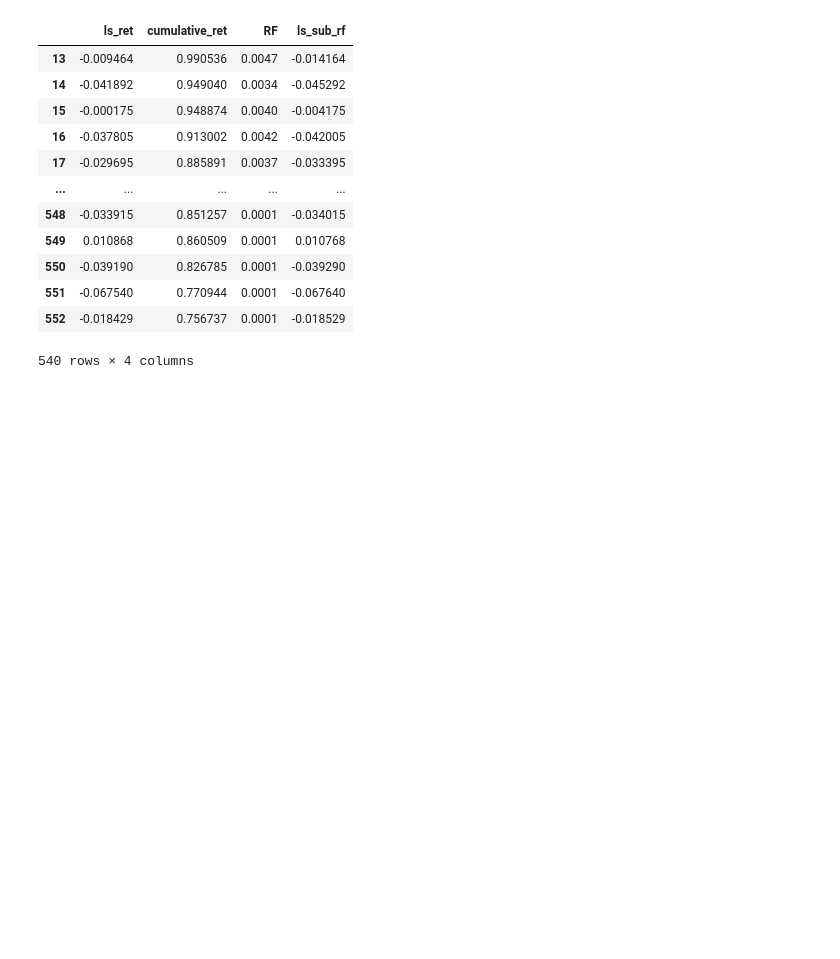
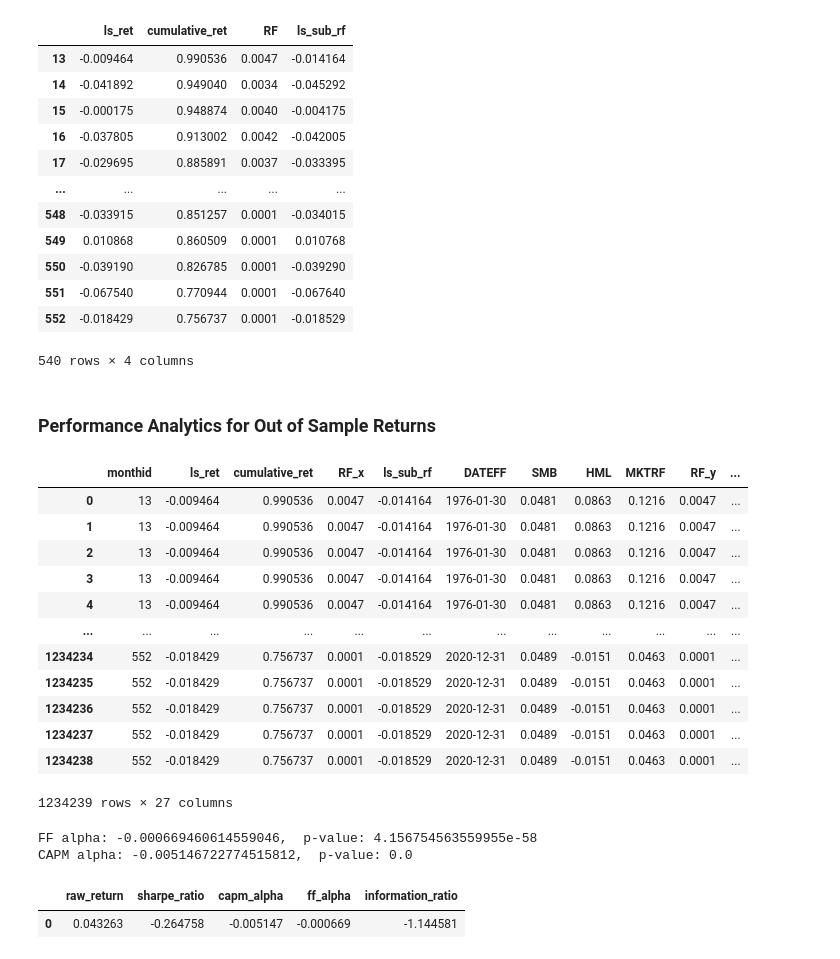
Before and after one commit to yiyun-sj/factor-trading, a Jupyter notebook: factor-trading.ipynb, the cells around one changed output. Drawn from its saved outputs; the diff is of its cells as text; code cells hidden in the pictures; blank space fills up the shorter version.

Commit message:
performance analytics

```diff
--- a/factor-trading.ipynb
+++ b/factor-trading.ipynb
@@ -1246,3 +1247,58 @@ FM sharpe ratio (ann): -0.26475811601223553
+# %% [markdown]
+### Performance Analytics for Out of Sample Returns
+# %%
+data
+# %% [output]
+|  | monthid | ls_ret | cumulative_ret | RF_x | ls_sub_rf | DATEFF | SMB | HML | MKTRF | RF_y | ... |
+| 0 | 13 | -0.009464 | 0.990536 | 0.0047 | -0.014164 | 1976-01-30 | 0.0481 | 0.0863 | 0.1216 | 0.0047 | ... |
+| 1 | 13 | -0.009464 | 0.990536 | 0.0047 | -0.014164 | 1976-01-30 | 0.0481 | 0.0863 | 0.1216 | 0.0047 | ... |
+| 2 | 13 | -0.009464 | 0.990536 | 0.0047 | -0.014164 | 1976-01-30 | 0.0481 | 0.0863 | 0.1216 | 0.0047 | ... |
+| 3 | 13 | -0.009464 | 0.990536 | 0.0047 | -0.014164 | 1976-01-30 | 0.0481 | 0.0863 | 0.1216 | 0.0047 | ... |
+| 4 | 13 | -0.009464 | 0.990536 | 0.0047 | -0.014164 | 1976-01-30 | 0.0481 | 0.0863 | 0.1216 | 0.0047 | ... |
+| ... | ... | ... | ... | ... | ... | ... | ... | ... | ... | ... | ... |
+| 1234234 | 552 | -0.018429 | 0.756737 | 0.0001 | -0.018529 | 2020-12-31 | 0.0489 | -0.0151 | 0.0463 | 0.0001 | ... |
+| 1234235 | 552 | -0.018429 | 0.756737 | 0.0001 | -0.018529 | 2020-12-31 | 0.0489 | -0.0151 | 0.0463 | 0.0001 | ... |
+| 1234236 | 552 | -0.018429 | 0.756737 | 0.0001 | -0.018529 | 2020-12-31 | 0.0489 | -0.0151 | 0.0463 | 0.0001 | ... |
+| 1234237 | 552 | -0.018429 | 0.756737 | 0.0001 | -0.018529 | 2020-12-31 | 0.0489 | -0.0151 | 0.0463 | 0.0001 | ... |
+| 1234238 | 552 | -0.018429 | 0.756737 | 0.0001 | -0.018529 | 2020-12-31 | 0.0489 | -0.0151 | 0.0463 | 0.0001 | ... |
+1234239 rows × 27 columns
+# %%
+factors = assets.fact.copy()
+
+# ff alpha
+data = portfolio_returns
+data = pd.merge(portfolio_returns, factors[["monthid", "DATEFF", "MKTRF", "SMB", "HML", "UMD"]], on=["monthid"])
+y = data["ls_sub_rf"]
+x = data[["MKTRF", "SMB", "HML", "UMD"]]
+x = sm.add_constant(x)
+ff4model = sm.OLS(y,x).fit()
+ff_alpha = ff4model.params[0]
+ff_alpha_p = ff4model.pvalues[0]
+
+# CAPM alpha
+x = data[["MKTRF"]]
+x = sm.add_constant(x)
+capmmodel = sm.OLS(y,x).fit()
+capm_alpha = capmmodel.params[0]
+capm_alpha_p = capmmodel.pvalues[0]
+
+print(f"FF alpha: {ff_alpha},  p-value: {ff_alpha_p} ")
+print(f"CAPM alpha: {capm_alpha},  p-value: {capm_alpha_p} ")
+
+# information ratio
+benchmark = (data['MKTRF']+data['RF']).mean()*12
+port_ret = data['ls_ret'].mean()*12
+ir = (port_ret - benchmark) / (data['ls_ret'] - (data['MKTRF'] + data['RF'])).std()
+
+analytics = {'raw_return': [port_ret], 'sharpe_ratio': [port_sharpe],
+             'capm_alpha': [capm_alpha], 'ff_alpha':[ff_alpha], 'information_ratio': [ir]}
+analytics_df = pd.DataFrame(analytics)
+analytics_df
+# %% [output]
+FF alpha: -0.000669460614559046,  p-value: 4.156754563559955e-58
+CAPM alpha: -0.005146722774515812,  p-value: 0.0
+|  | raw_return | sharpe_ratio | capm_alpha | ff_alpha | information_ratio |
+| 0 | 0.043263 | -0.264758 | -0.005147 | -0.000669 | -1.144581 |
 # %%
 assets.data
 # %% [output]
```
Also changed, not shown: parts of 13 cells of this notebook.
